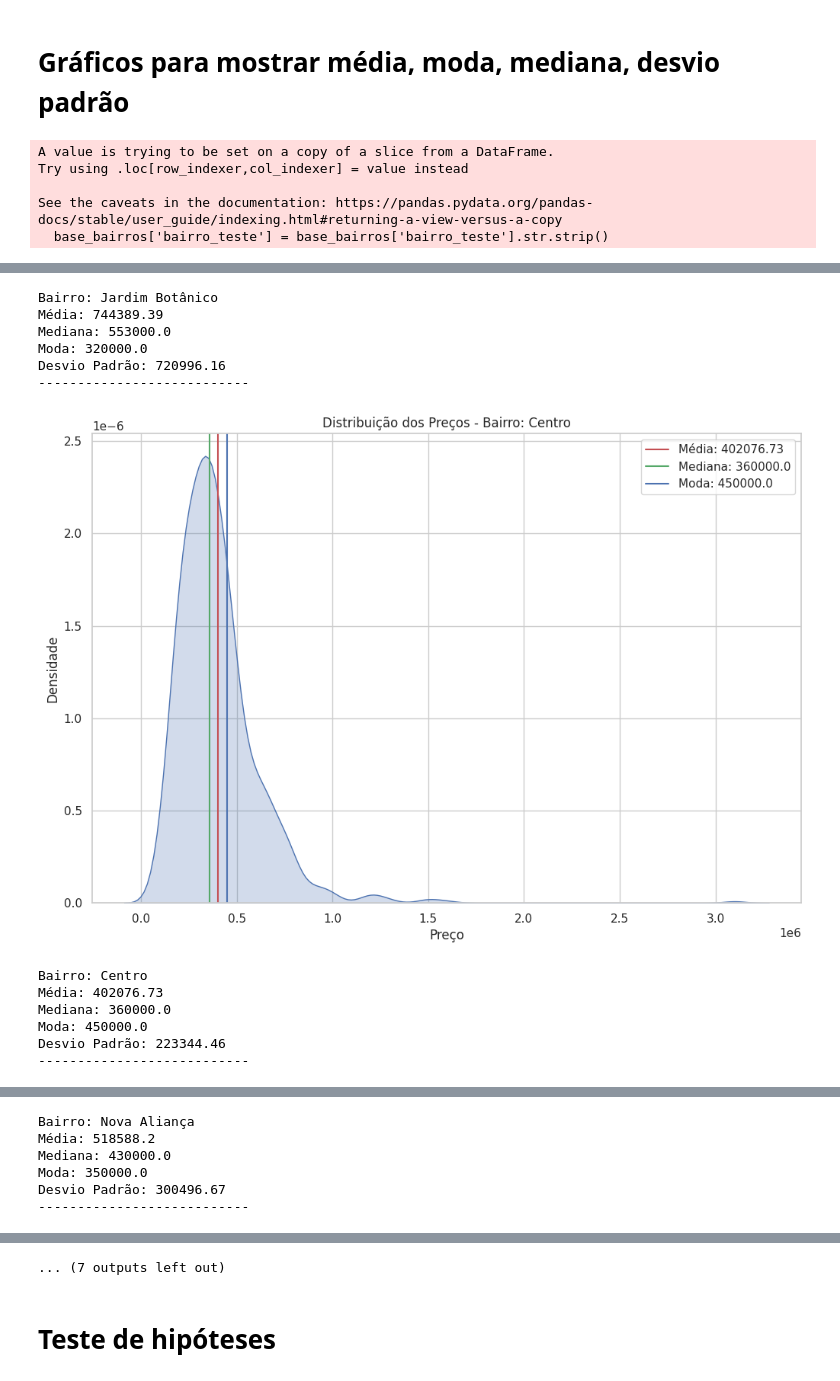
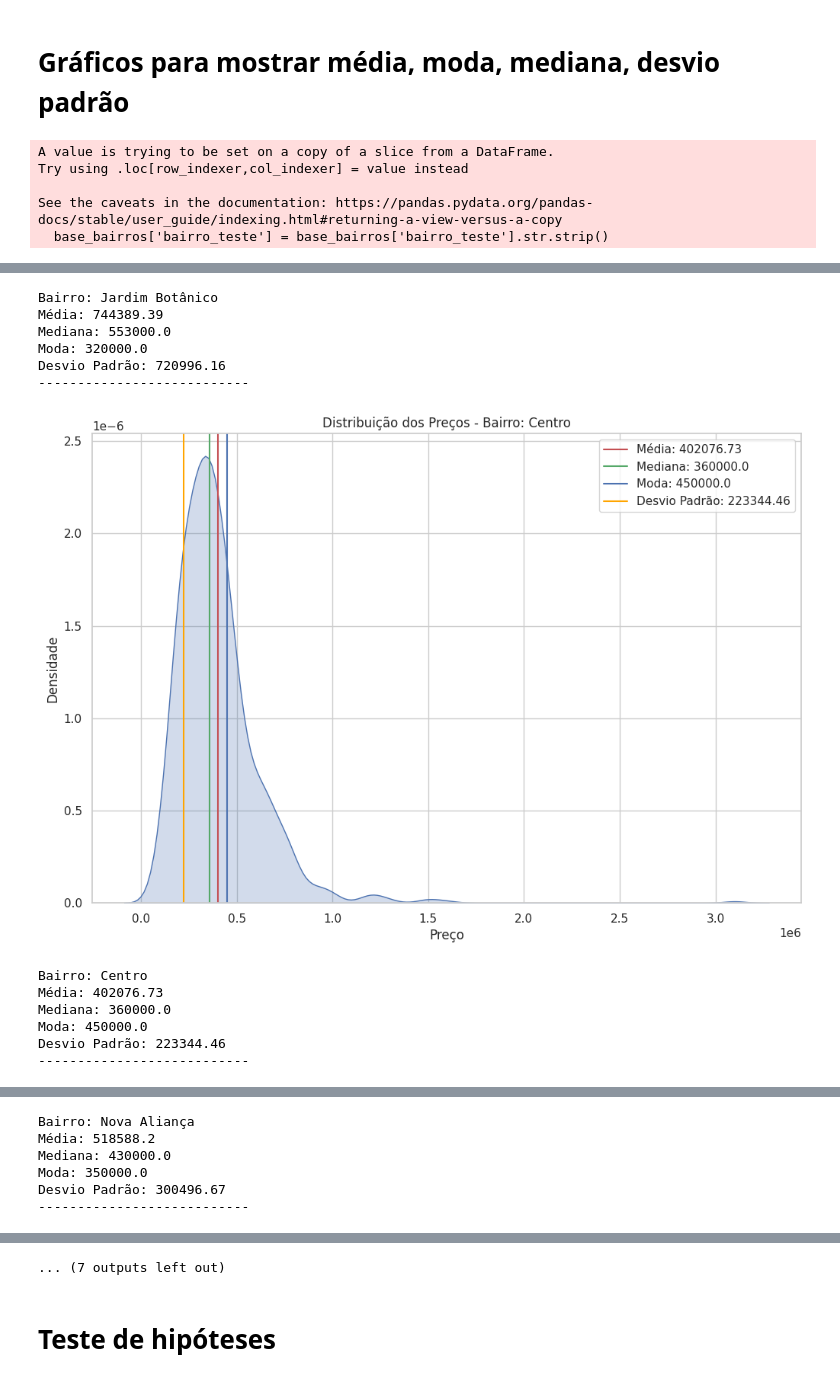
Before and after one commit to rodrigorocha1/extracao_viva_real_selenium, a Jupyter notebook: notebooks_exemplo/analise_imoveis.ipynb, the cells around one changed output, grey strips where cells are left out. Cells and saved outputs as stored; diff of their text form; code cells hidden in the pictures.

```diff
--- a/notebooks_exemplo/analise_imoveis.ipynb
+++ b/notebooks_exemplo/analise_imoveis.ipynb
@@ -246,6 +268,8 @@ for bairro in bairros:
     plt.axvline(media, color='r', linestyle='-', label=f'Média: {media}')
     plt.axvline(mediana, color='g', linestyle='-', label=f'Mediana: {mediana}')
     plt.axvline(moda, color='b', linestyle='-', label=f'Moda: {moda}')
+    plt.axvline(desvio_padrao, color='orange', linestyle='-', label=f'Desvio Padrão: {desvio_padrao}')
+
 
 
     plt.legend()
@@ -270,10 +294,10 @@ See the caveats in the documentation: https://pandas.pydata.org/pandas-docs/stab
 Bairro: Jardim Botânico
 Média: 744389.39
 Mediana: 553000.0
 Moda: 320000.0
 Desvio Padrão: 720996.16
 ---------------------------
-[figure, old version]
+[figure, new version]
 Bairro: Centro
 Média: 402076.73
 Mediana: 360000.0
```
Also changed, not shown: parts of 3 cells of this notebook, 2 other files.
